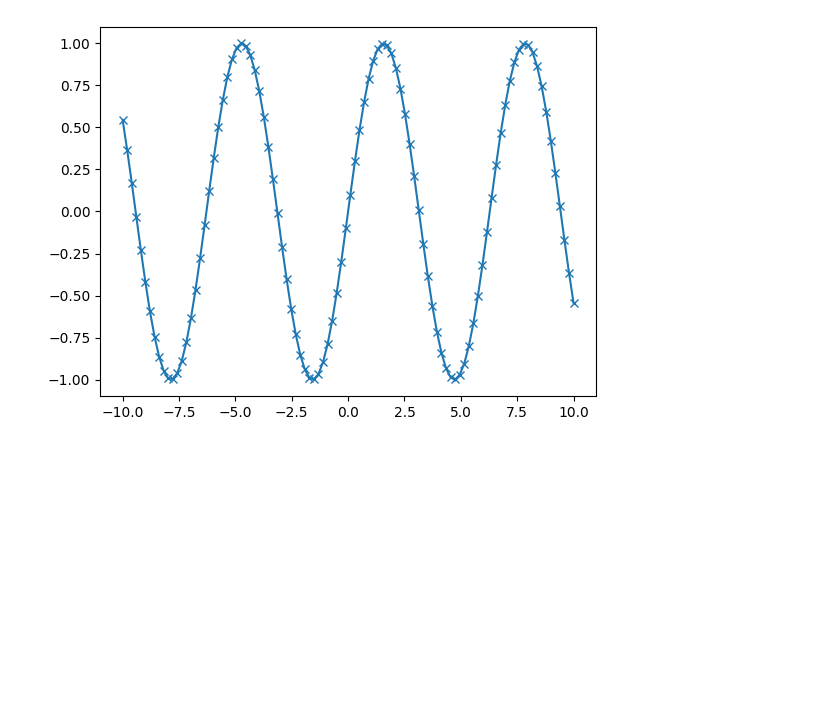
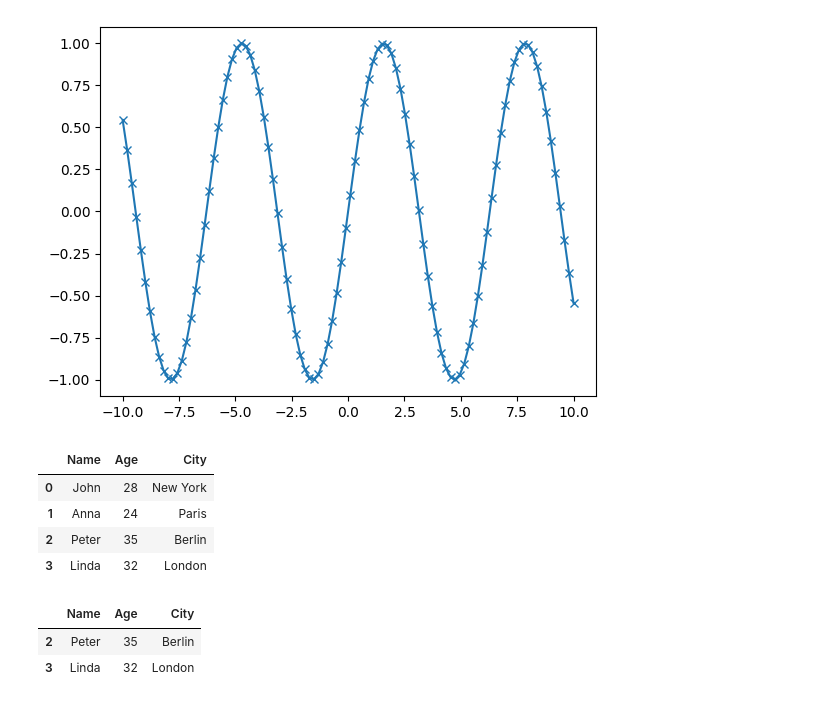
Before and after one commit to Youngsoo1024/Python_ML, a Jupyter notebook: Day1/numpy_test.ipynb, the cells around one changed output. Saved outputs shown, nothing was run; the diff lists cells and outputs as text; code cells hidden in the pictures; blank space fills up the shorter version.

```diff
--- a/Day1/numpy_test.ipynb
+++ b/Day1/numpy_test.ipynb
@@ -61,3 +61,28 @@ plt.plot(x, y, marker='x')
 # %% [output]
 [<matplotlib.lines.Line2D at 0x...>]
 [figure]
+# %%
+import pandas as pd
+from IPython.display import display
+
+# create a simple dataset of people
+data = {'Name': ['John', 'Anna', 'Peter', 'Linda'],
+        'Age': [28, 24, 35, 32],
+        'City': ['New York', 'Paris', 'Berlin', 'London']}
+data_pandas = pd.DataFrame(data)
+# Ipython.display allows "pretty printing" of dataframes
+# in the Jupyter notebook
+display(data_pandas)
+# %% [output]
+|  | Name | Age | City |
+| 0 | John | 28 | New York |
+| 1 | Anna | 24 | Paris |
+| 2 | Peter | 35 | Berlin |
+| 3 | Linda | 32 | London |
+# %%
+# Select all rows that have an age column greater than 30
+display(data_pandas[data_pandas.Age > 30])
+# %% [output]
+|  | Name | Age | City |
+| 2 | Peter | 35 | Berlin |
+| 3 | Linda | 32 | London |
```
Also changed, not shown: parts of 12 cells of this notebook.
